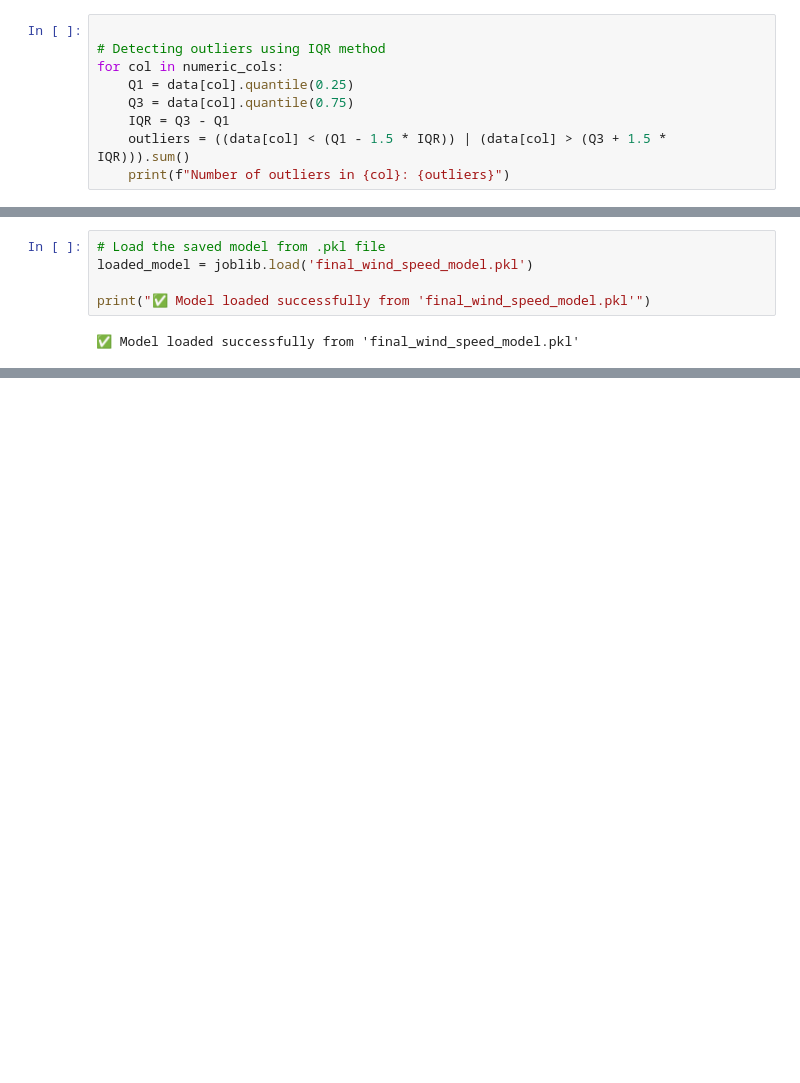
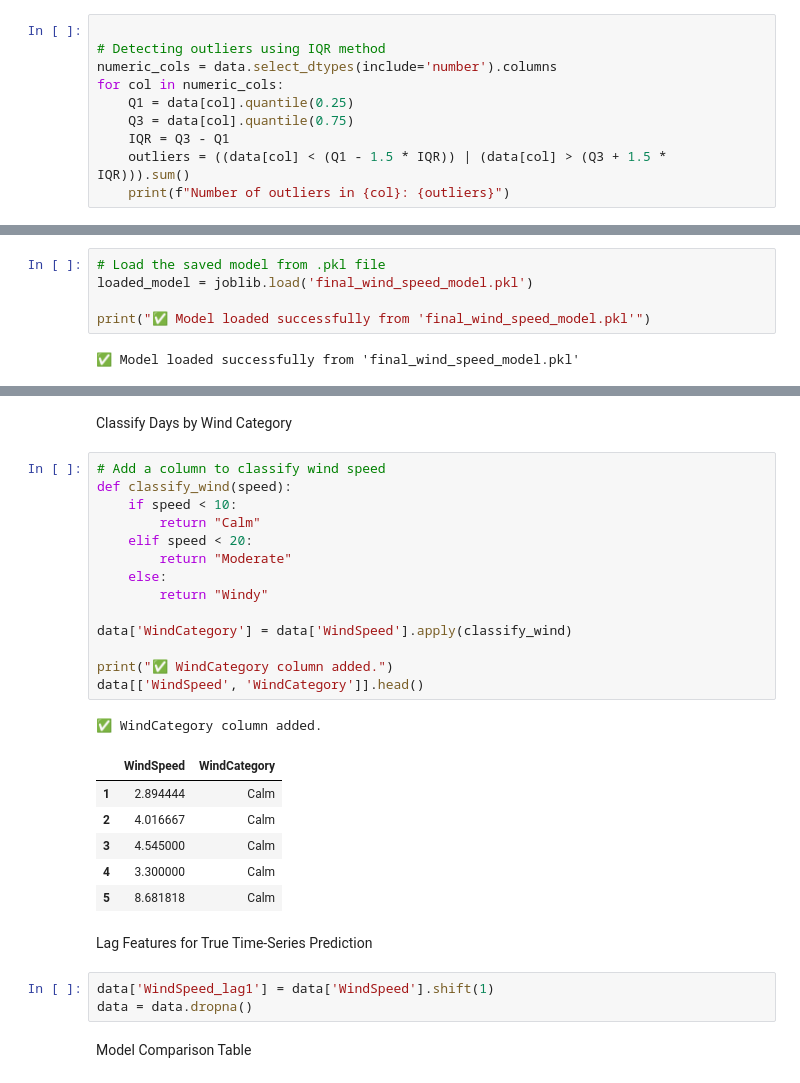
Before and after one commit to idhayathulla-dev/Wind_Energy_Feasibility_Dashboard, a Jupyter notebook: wind_forecast_model.ipynb, the cells around one changed output, grey strips where cells are left out. Saved outputs shown, nothing was run; the diff lists cells and outputs as text; blank space fills up the shorter version.

```diff
--- a/wind_forecast_model.ipynb
+++ b/wind_forecast_model.ipynb
@@ -145,6 +145,7 @@ Checking if any outliers are present
 # %%
 
 # Detecting outliers using IQR method
+numeric_cols = data.select_dtypes(include='number').columns
 for col in numeric_cols:
     Q1 = data[col].quantile(0.25)
     Q3 = data[col].quantile(0.75)
@@ -483,0 +538,31 @@ print("✅ Model loaded successfully from 'final_wind_speed_model.pkl'")
+# %% [markdown]
+Classify Days by Wind Category
+# %%
+# Add a column to classify wind speed
+def classify_wind(speed):
+    if speed < 10:
+        return "Calm"
+    elif speed < 20:
+        return "Moderate"
+    else:
+        return "Windy"
+
+data['WindCategory'] = data['WindSpeed'].apply(classify_wind)
+
+print("✅ WindCategory column added.")
+data[['WindSpeed', 'WindCategory']].head()
+# %% [output]
+✅ WindCategory column added.
+|  | WindSpeed | WindCategory |
+| 1 | 2.894444 | Calm |
+| 2 | 4.016667 | Calm |
+| 3 | 4.545000 | Calm |
+| 4 | 3.300000 | Calm |
+| 5 | 8.681818 | Calm |
+# %% [markdown]
+Lag Features for True Time-Series Prediction
+# %%
+data['WindSpeed_lag1'] = data['WindSpeed'].shift(1)
+data = data.dropna()
+# %% [markdown]
+Model Comparison Table
```
Also changed, not shown: parts of 10 cells of this notebook.
